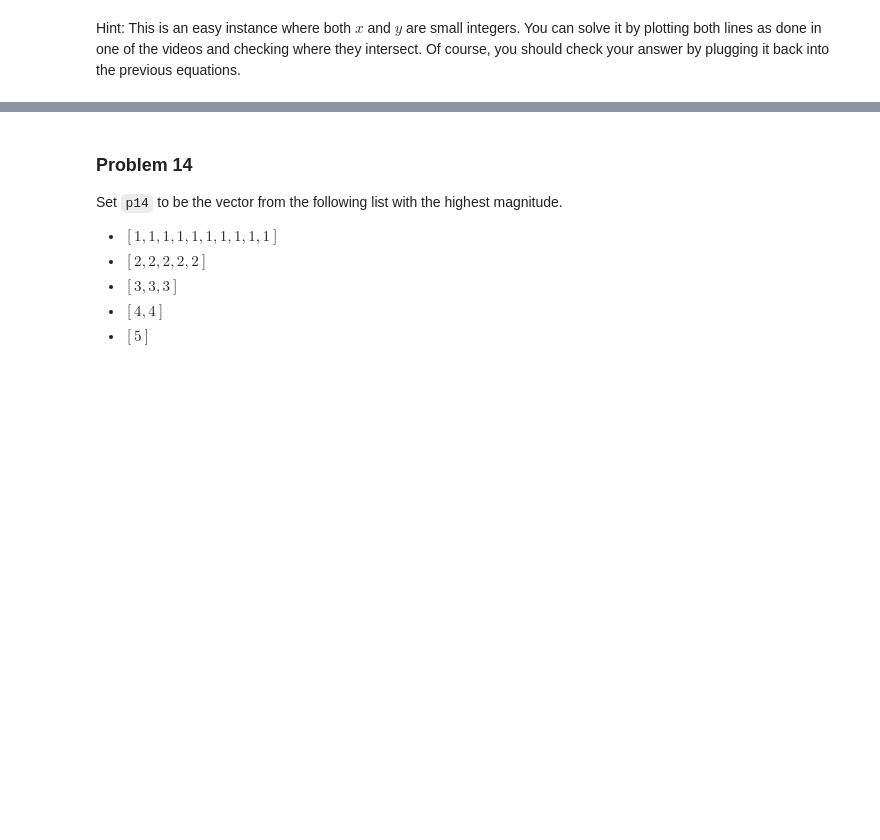
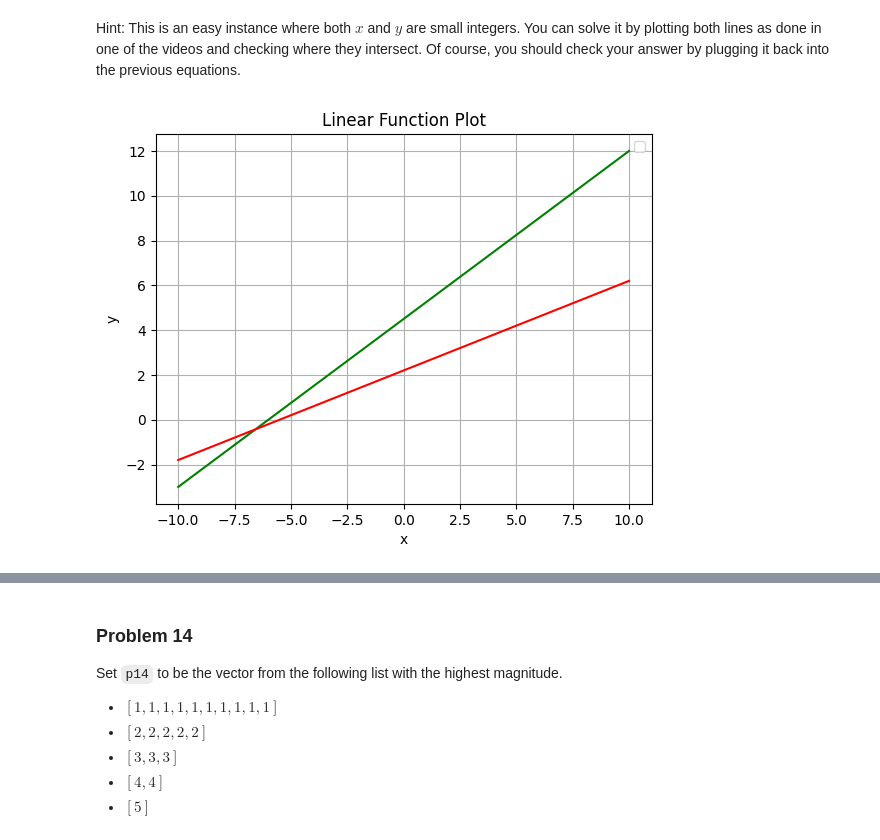
Before and after one commit to Haleymussary00/dx601-homework-08, a Jupyter notebook: homework.ipynb, the cells around one changed output, grey strips where cells are left out. Cells and saved outputs as stored; diff of their text form; code cells hidden in the pictures; blank space fills up the shorter version.

```diff
--- a/homework.ipynb
+++ b/homework.ipynb
@@ -316,6 +316,27 @@ Set `p13` to be a tuple of the $x$ and $y$ values solving the following two equa
 Hint: This is an easy instance where both $x$ and $y$ are small integers.
 You can solve it by plotting both lines as done in one of the videos and checking where they intersect.
 Of course, you should check your answer by plugging it back into the previous equations.
+# %%
+x = np.linspace(-10, 10, 100)
+
+# 2. Define your formula
+y1 = (3/4)*x + (4.5)
+y2 = (2/5)*x + (11/5)
+
+plt.plot(x, y1, color='green')
+plt.plot(x, y2, color='red')
+
+# 4. Add labels and title
+plt.xlabel('x')
+plt.ylabel('y')
+plt.title('Linear Function Plot')
+plt.legend()
+
+# 5. Show the plot
+plt.grid(True)
+plt.show()
+# %% [output]
+[figure, added]
 # %%
 # YOUR CHANGES HERE
 
```
Also changed, not shown: parts of 6 cells of this notebook.
